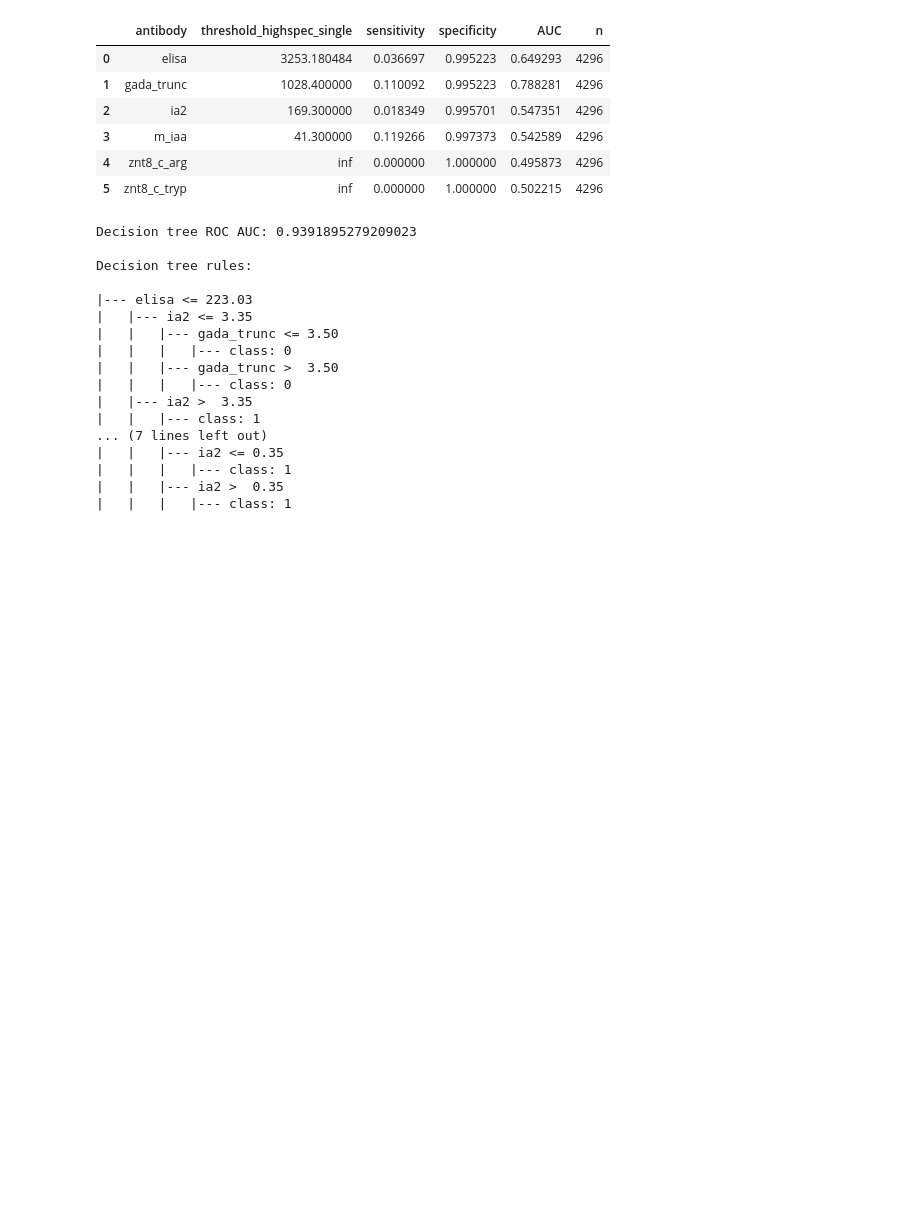
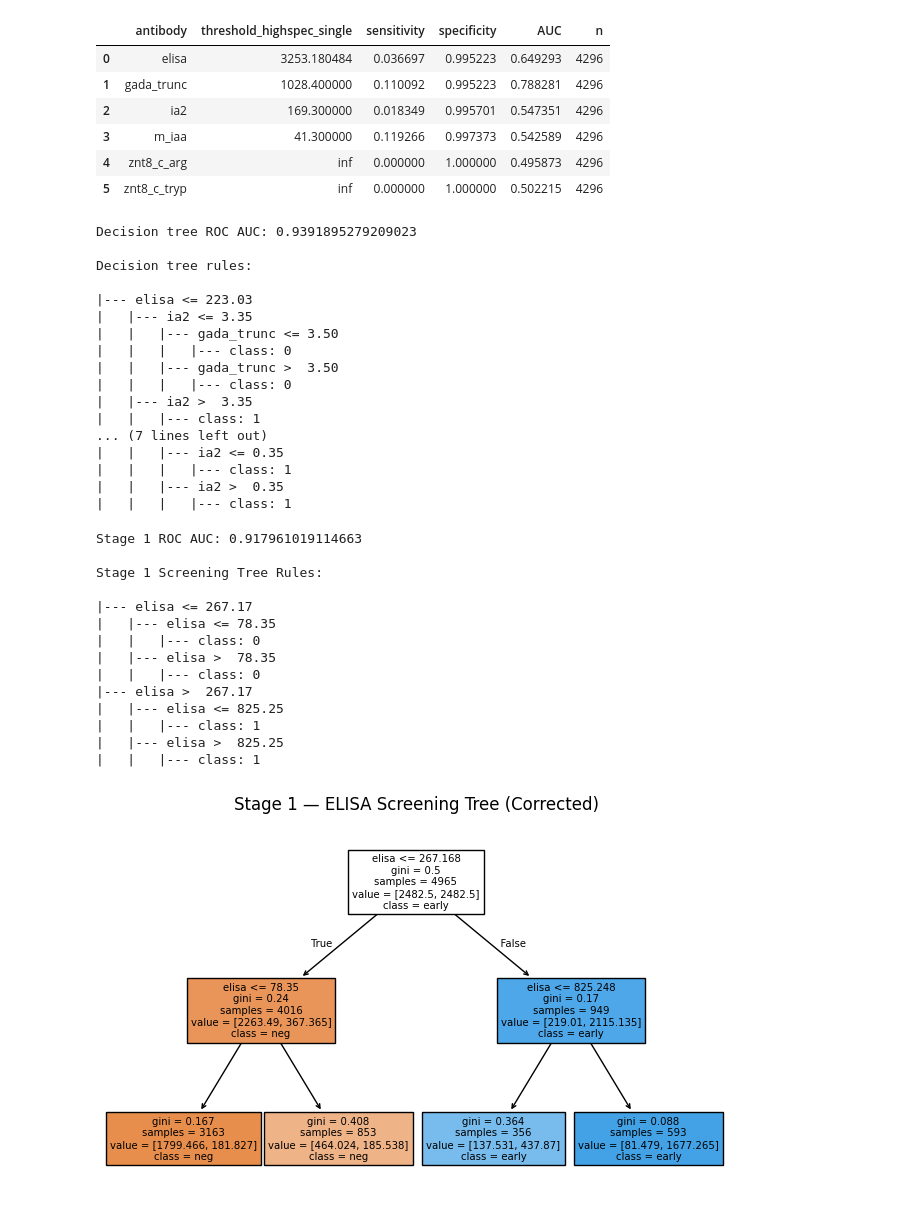
Before and after one commit to raeesay/t1d-early-screening, a Jupyter notebook: dataset1/regression.ipynb, the cells around one changed output. Drawn from its saved outputs; the diff is of its cells as text; code cells hidden in the pictures; blank space fills up the shorter version.

Commit message:
Initial fix for decision tree

```diff
--- a/dataset1/regression.ipynb
+++ b/dataset1/regression.ipynb
@@ -1762,3 +1762,48 @@ Decision tree rules:
 |   |   |   |--- class: 1
 |   |   |--- ia2 >  0.35
 |   |   |   |--- class: 1
+# %%
+# -------- Stage 1: ELISA-only screening model -------- #
+stage1_df = clean_df[["elisa", "label_early_stage"]].copy()
+stage1_df["elisa"] = stage1_df["elisa"].fillna(stage1_df["elisa"].median())
+
+X1 = stage1_df[["elisa"]].values
+y1 = stage1_df["label_early_stage"].astype(int).values
+
+# Simple, clinically meaningful tree
+stage1_model = DecisionTreeClassifier(
+    max_depth=2,              # allow one or two cutoffs
+    min_samples_leaf=300,     # avoid tiny, meaningless splits
+    class_weight="balanced",
+    random_state=42,
+)
+
+stage1_model.fit(X1, y1)
+
+print("Stage 1 ROC AUC:", roc_auc_score(y1, stage1_model.predict_proba(X1)[:,1]))
+
+# Show human-readable rules
+print("\nStage 1 Screening Tree Rules:\n")
+print(export_text(stage1_model, feature_names=["elisa"], decimals=2))
+
+# Optional: plot for report
+plt.figure(figsize=(8,5))
+plot_tree(stage1_model, feature_names=["elisa"], class_names=["neg","early"], filled=True)
+plt.title("Stage 1 — ELISA Screening Tree (Corrected)")
+plt.show()
+# %% [output]
+Stage 1 ROC AUC: 0.917961019114663
+
+Stage 1 Screening Tree Rules:
+
+|--- elisa <= 267.17
+|   |--- elisa <= 78.35
+|   |   |--- class: 0
+|   |--- elisa >  78.35
+|   |   |--- class: 0
+|--- elisa >  267.17
+|   |--- elisa <= 825.25
+|   |   |--- class: 1
+|   |--- elisa >  825.25
+|   |   |--- class: 1
+[figure, added]
```
Also changed, not shown: parts of 2 cells of this notebook.
